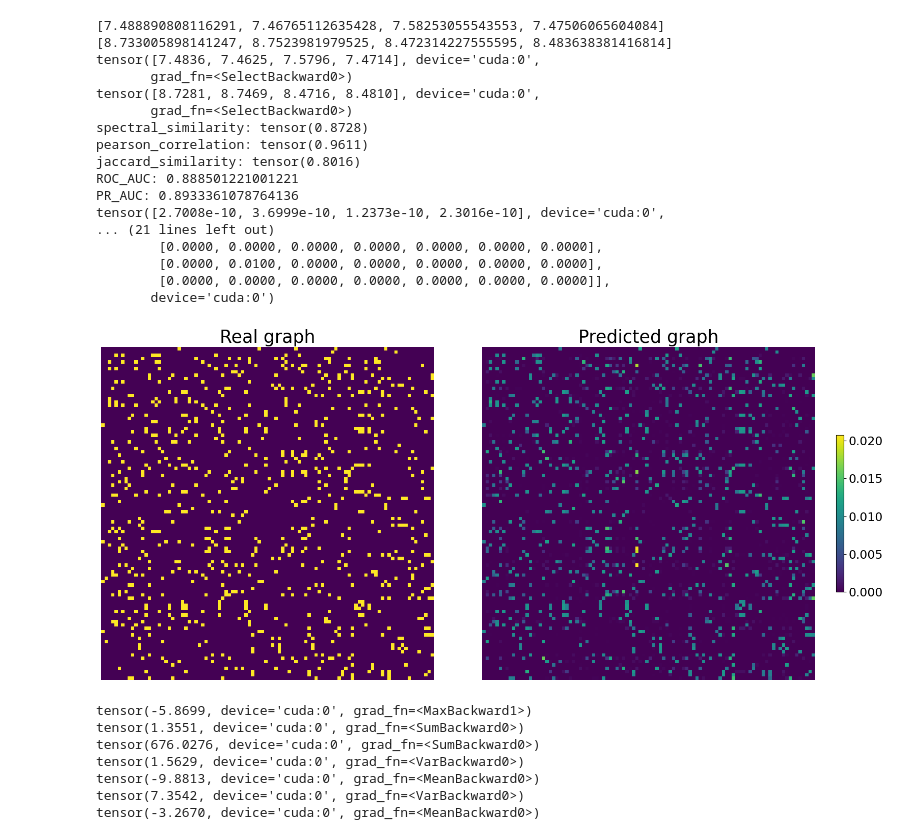
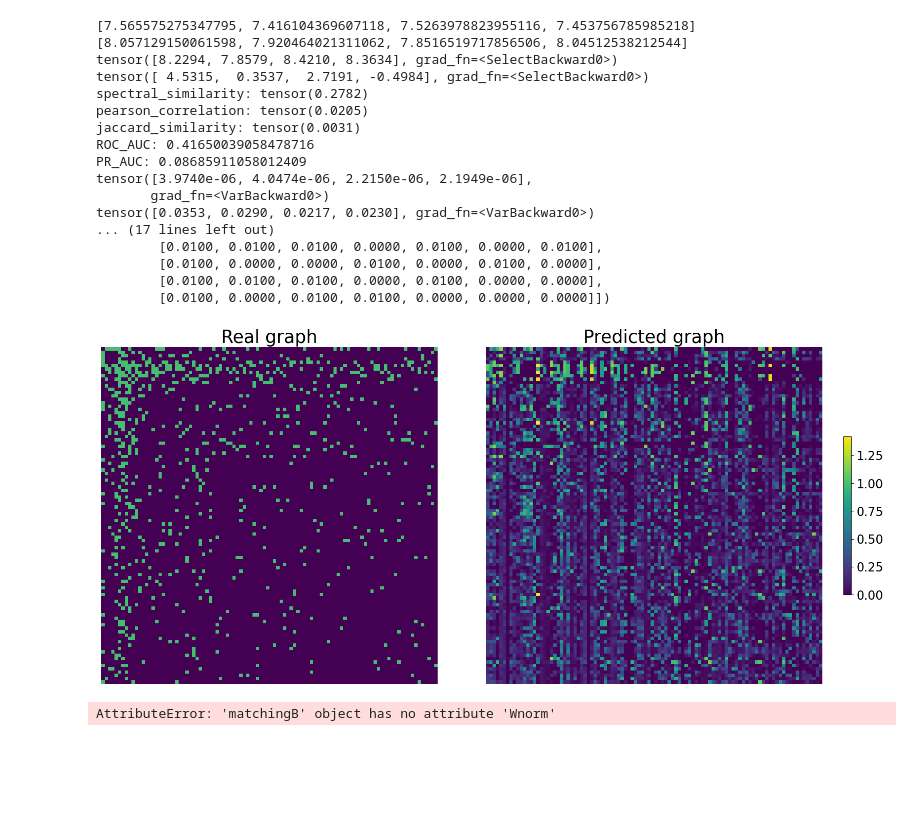
Before and after one commit to bizhili/Topology_Learning_Epis, a Jupyter notebook: test_multi_cities_no_att.ipynb, the cells around one changed output. Drawn from its saved outputs; the diff is of its cells as text; code cells hidden in the pictures; blank space fills up the shorter version.

```diff
--- a/test_multi_cities_no_att.ipynb
+++ b/test_multi_cities_no_att.ipynb
@@ -28,16 +28,16 @@ parser = argparse.ArgumentParser(description='Topology fitting parameters')
 pramameters.add_arguments(parser)
 paras= pramameters.read_arguments(parser)
 #preset
-paras.modelLoad= "AA"
+paras.modelLoad= "infer2018"
 
 #realGraphs= ["contious_Africa", "contious_china", "contious_EU", "contious_usa", "mobility_german", "mobility_us"]
 realGraphs2= ["global_air", "us_air"]
 realGraphs3= ["us_air100", "us_air200", "us_air300", "us_air400", "spain_bus", "spain_car", "spain_plane", "spain_train"]
-paras.randomGraph= "RGG"
+paras.randomGraph= "BA"
 paras.weightModel= "identical"
 paras.epoches= 100000
 paras.intense= -1
-paras.seed= 13
+paras.seed= 16
 paras.plot= "spring"
 paras.strains= 4
 paras.dense= 0
@@ -229,19 +239,19 @@ elif paras.modelLoad=="BB":
     myEpi= mynn.EpisB(input_dim= timeHorizon+1, num_heads= paras.strains, n= paras.n, device= device)
 elif paras.modelLoad=="infer2018":
     myMatch= mynn.matchingB(timeHorizon+1, paras.strains, paras.n,  device= device)
-    myEpi= mynn.EpisB(input_dim= timeHorizon+1, num_heads= paras.strains, n= paras.n, device= device)
+    myEpi= mynn.EpisA(input_dim= timeHorizon+1, num_heads= paras.strains, n= paras.n, device= device)
 
 
-optimizer1 = torch.optim.Adam({myMatch.Wu.weight, myMatch.Wv.weight, myMatch.Wnorm.weight},lr=1e-3)#myMatch.parameters()
-optimizer2 = torch.optim.Adam({myEpi.taus, myMatch.AmatBias},lr=1e-3)
+optimizer1 = torch.optim.Adam(myMatch.parameters(),lr=1e-3)#myMatch.parameters()
+optimizer2 = torch.optim.Adam({myEpi.taus},lr=1e-3)
 optimizer3 = torch.optim.Adam({myEpi.R0dTaus},lr=1e-3)
 myloss= torch.nn.MSELoss(reduction='sum')
 losses= []
 if paras.modelLoad in ["infer2018", "AB", "BB"]:
     threshold_value= 0.1
-    hook = nn.ThresholdHook(threshold_value)
+    hook = mynn.ThresholdHook(threshold_value)
     myEpi.taus.register_hook(hook)
-    hook = nn.ThresholdHook(threshold_value)
+    hook = mynn.ThresholdHook(threshold_value)
     myEpi.R0dTaus.register_hook(hook)
 
 def evaluate_epoch(preZ, methods= []):
@@ -257,16 +267,17 @@ sensetives= []
 evaluateMeth= [evaluate.spectral_similarity, evaluate.pearson_correlation, evaluate.jaccard_similarity,evaluate.ROC_AUC, evaluate.PR_AUC]
 
 if paras.modelLoad== "infer2018":
-    for j in (range(paras.epoches)):
+    for j in tqdm(range(paras.epoches)):
         optimizer1.zero_grad()
         optimizer2.zero_grad()
         optimizer3.zero_grad()
         inferZmat= myMatch(divide, paras.modelLoad)
         predSignal, signal, PreZ= myEpi(divide, inferZmat)
         tempEye= torch.eye(paras.n, device= device)
+
         loss= myloss(predSignal[:, :, 0:-1], signal[:, :, 1:])*10+ torch.var(myEpi.taus, dim= 0).sum()\
-            + torch.var(myEpi.R0dTaus, dim= 0).sum()+1e-5*torch.sum(torch.log(torch.sum(PreZ-tempEye, dim= 1)))
-        losses.append((loss-1e-5*torch.sum(torch.log(torch.sum(PreZ-tempEye, dim= 1)))).item())
+            + torch.var(myEpi.R0dTaus, dim= 0).sum()+1e-4*torch.sum(torch.log(torch.sum(PreZ-tempEye, dim= 1)))
+        losses.append((loss-1e-4*torch.sum(torch.log(torch.sum(PreZ-tempEye, dim= 1)))).item())
         if torch.isnan(loss).any():
             utils.log_print(printFlag, f"meet nan value at {j}")#
             break
@@ -355,28 +384,28 @@ np.savez("results/"+fileName+".npz", A= Aw.cpu().detach(), Apre= PreA.cpu().deta
          r0sP= (myEpi.R0dTaus*myEpi.taus).cpu().detach(), signal= signal.cpu().detach(), predSignal= predSignal.cpu().detach(),
            evaluates= evaluateResults)
 # %% [output]
-[7.488890808116291, 7.46765112635428, 7.58253055543553, 7.47506065604084]
-[8.733005898141247, 8.7523981979525, 8.472314227555595, 8.483638381416814]
-tensor([7.4836, 7.4625, 7.5796, 7.4714], device='cuda:0',
-       grad_fn=<SelectBackward0>)
-tensor([8.7281, 8.7469, 8.4716, 8.4810], device='cuda:0',
-       grad_fn=<SelectBackward0>)
-spectral_similarity: tensor(0.8728)
-pearson_correlation: tensor(0.9611)
-jaccard_similarity: tensor(0.8016)
-ROC_AUC: 0.888501221001221
-PR_AUC: 0.8933361078764136
-tensor([2.7008e-10, 3.6999e-10, 1.2373e-10, 2.3016e-10], device='cuda:0',
-... (21 lines left out)
-        [0.0000, 0.0000, 0.0000, 0.0000, 0.0000, 0.0000, 0.0000],
-        [0.0000, 0.0100, 0.0000, 0.0000, 0.0000, 0.0000, 0.0000],
-        [0.0000, 0.0000, 0.0000, 0.0000, 0.0000, 0.0000, 0.0000]],
-       device='cuda:0')
+[7.565575275347795, 7.416104369607118, 7.5263978823955116, 7.453756785985218]
+[8.057129150061598, 7.920464021311062, 7.8516519717856506, 8.04512538212544]
+tensor([8.2294, 7.8579, 8.4210, 8.3634], grad_fn=<SelectBackward0>)
+tensor([ 4.5315,  0.3537,  2.7191, -0.4984], grad_fn=<SelectBackward0>)
+spectral_similarity: tensor(0.2782)
+pearson_correlation: tensor(0.0205)
+jaccard_similarity: tensor(0.0031)
+ROC_AUC: 0.41650039058478716
+PR_AUC: 0.08685911058012409
+tensor([3.9740e-06, 4.0474e-06, 2.2150e-06, 2.1949e-06],
+       grad_fn=<VarBackward0>)
+tensor([0.0353, 0.0290, 0.0217, 0.0230], grad_fn=<VarBackward0>)
+... (17 lines left out)
+        [0.0100, 0.0100, 0.0100, 0.0000, 0.0100, 0.0000, 0.0100],
+        [0.0100, 0.0000, 0.0000, 0.0100, 0.0000, 0.0100, 0.0000],
+        [0.0100, 0.0100, 0.0100, 0.0000, 0.0100, 0.0000, 0.0000],
+        [0.0100, 0.0000, 0.0100, 0.0100, 0.0000, 0.0000, 0.0000]])
 # %%
 if plotFlag==1:
-    plotGraph.plot_adjacenty(A.cpu().detach().numpy(), [ myMatch.mySig(myMatch.Wnorm(myMatch.Atemp).squeeze()+myMatch.AmatBias).squeeze().cpu().detach().numpy()-IMatrix.cpu().numpy()])
+    plotGraph.plot_adjacenty(A.cpu().detach().numpy(), [ PreA.cpu().detach().numpy()])
 # %% [output]
-[figure, old version]
+[figure, new version]
 # %%
 Apart= myMatch.Wnorm(myMatch.Atemp).squeeze()
 Bpart= myMatch.AmatBias
@@ -388,13 +417,7 @@ print(torch.mean(Apart))
 print(torch.var(Bpart))
 print(torch.mean(Bpart))
 # %% [output]
-tensor(-5.8699, device='cuda:0', grad_fn=<MaxBackward1>)
-tensor(1.3551, device='cuda:0', grad_fn=<SumBackward0>)
-tensor(676.0276, device='cuda:0', grad_fn=<SumBackward0>)
-tensor(1.5629, device='cuda:0', grad_fn=<VarBackward0>)
-tensor(-9.8813, device='cuda:0', grad_fn=<MeanBackward0>)
-tensor(7.3542, device='cuda:0', grad_fn=<VarBackward0>)
-tensor(-3.2670, device='cuda:0', grad_fn=<MeanBackward0>)
+AttributeError: 'matchingB' object has no attribute 'Wnorm'
 # %%
 if plotFlag==1:
     plt.plot(losses)
```
Also changed, not shown: parts of 9 cells of this notebook, 13 other files.
